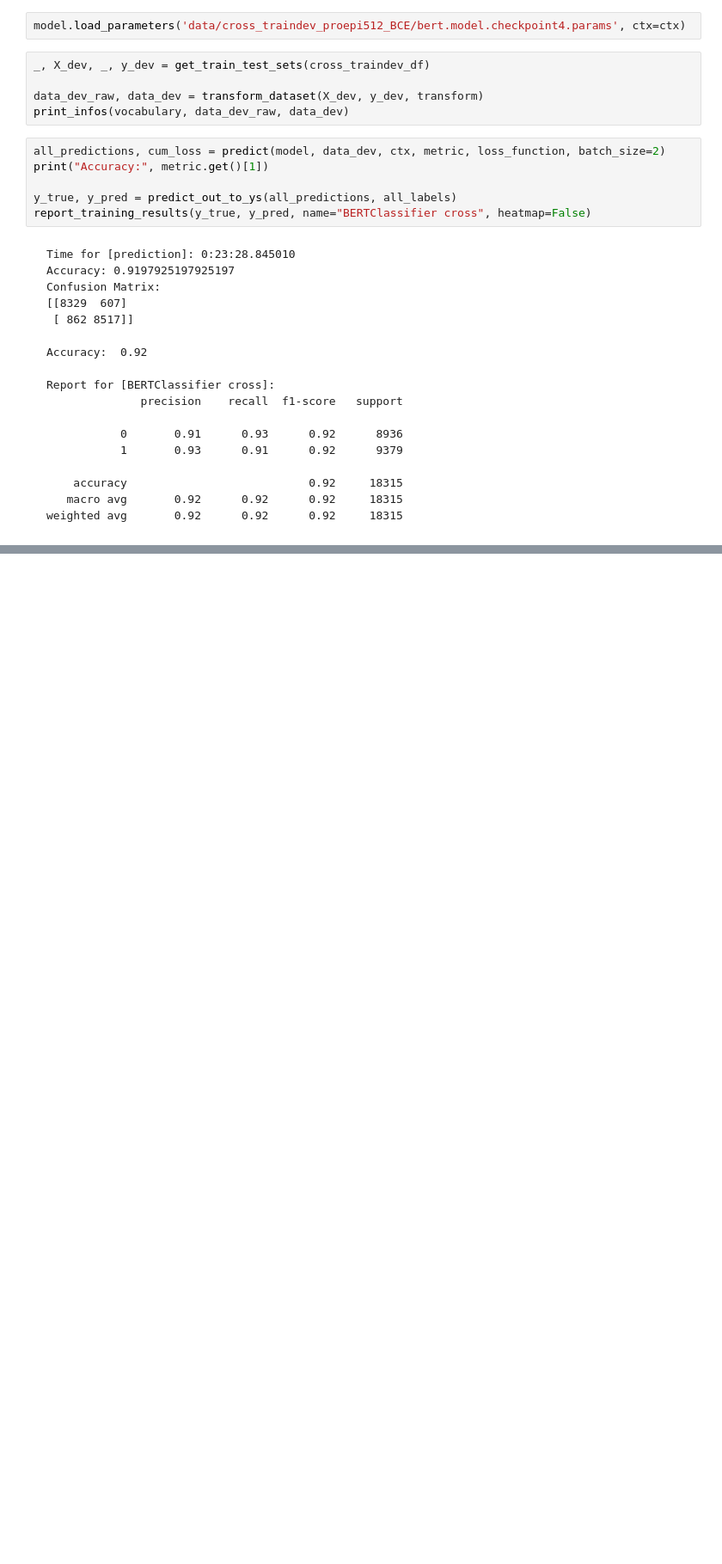
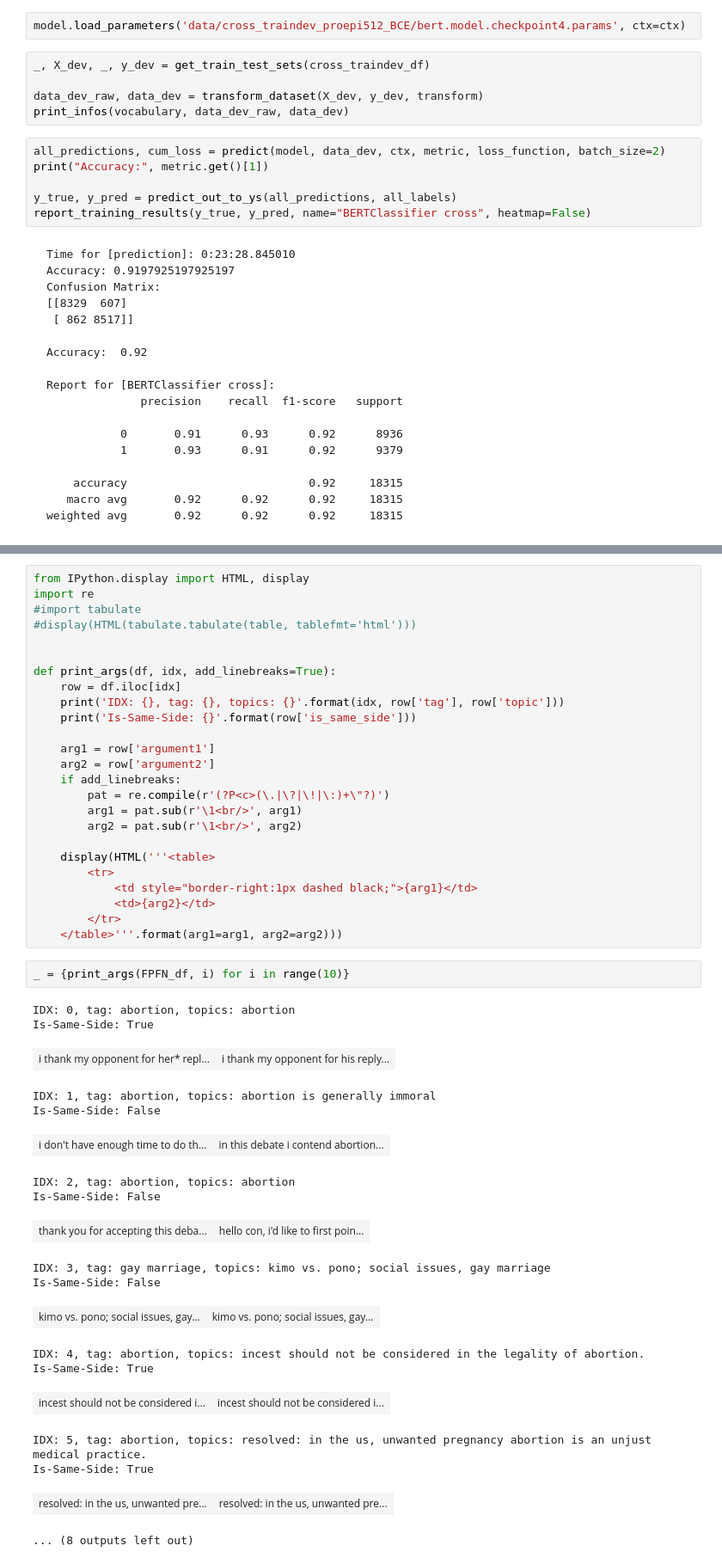
Before and after one commit to webis-de/SAMESIDE-19, a Jupyter notebook: same-side-classification-bert-BCE-prolog+epilog.ipynb, the cells around one changed output, grey strips where cells are left out. Shown at 86% size. Drawn from its saved outputs; the diff is of its cells as text; blank space fills up the shorter version.

```diff
--- a/same-side-classification-bert-BCE-prolog+epilog.ipynb
+++ b/same-side-classification-bert-BCE-prolog+epilog.ipynb
@@ -1313,0 +1454,47 @@ weighted avg       0.92      0.92      0.92     18315
+# %%
+from IPython.display import HTML, display
+import re
+#import tabulate
+#display(HTML(tabulate.tabulate(table, tablefmt='html')))
+
+
+def print_args(df, idx, add_linebreaks=True):
+    row = df.iloc[idx]
+    print('IDX: {}, tag: {}, topics: {}'.format(idx, row['tag'], row['topic']))
+    print('Is-Same-Side: {}'.format(row['is_same_side']))
+
+    arg1 = row['argument1']
+    arg2 = row['argument2']
+    if add_linebreaks:
+        pat = re.compile(r'(?P<c>(\.|\?|\!|\:)+\"?)')
+        arg1 = pat.sub(r'\1<br/>', arg1)
+        arg2 = pat.sub(r'\1<br/>', arg2)
+
+    display(HTML('''<table>
+        <tr>
+            <td style="border-right:1px dashed black;">{arg1}</td>
+            <td>{arg2}</td>
+        </tr>
+    </table>'''.format(arg1=arg1, arg2=arg2)))
+# %%
+_ = {print_args(FPFN_df, i) for i in range(10)}
+# %% [output]
+IDX: 0, tag: abortion, topics: abortion
+Is-Same-Side: True
+| i thank my opponent for her* repl... | i thank my opponent for his reply... |
+IDX: 1, tag: abortion, topics: abortion is generally immoral
+Is-Same-Side: False
+| i don't have enough time to do th... | in this debate i contend abortion... |
+IDX: 2, tag: abortion, topics: abortion
+Is-Same-Side: False
+| thank you for accepting this deba... | hello con, i'd like to first poin... |
+IDX: 3, tag: gay marriage, topics: kimo vs. pono; social issues, gay marriage
+Is-Same-Side: False
+| kimo vs. pono; social issues, gay... | kimo vs. pono; social issues, gay... |
+IDX: 4, tag: abortion, topics: incest should not be considered in the legality of abortion.
+Is-Same-Side: True
+| incest should not be considered i... | incest should not be considered i... |
+IDX: 5, tag: abortion, topics: resolved: in the us, unwanted pregnancy abortion is an unjust medical practice.
+Is-Same-Side: True
+| resolved: in the us, unwanted pre... | resolved: in the us, unwanted pre... |
+... (8 outputs left out)
```
Also changed, not shown: parts of 15 cells of this notebook.
